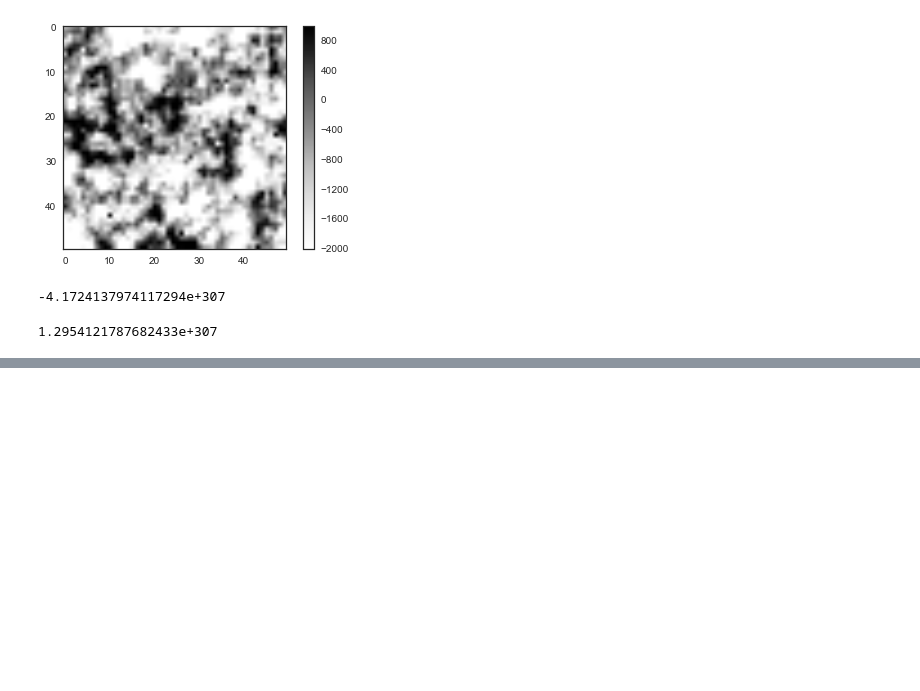
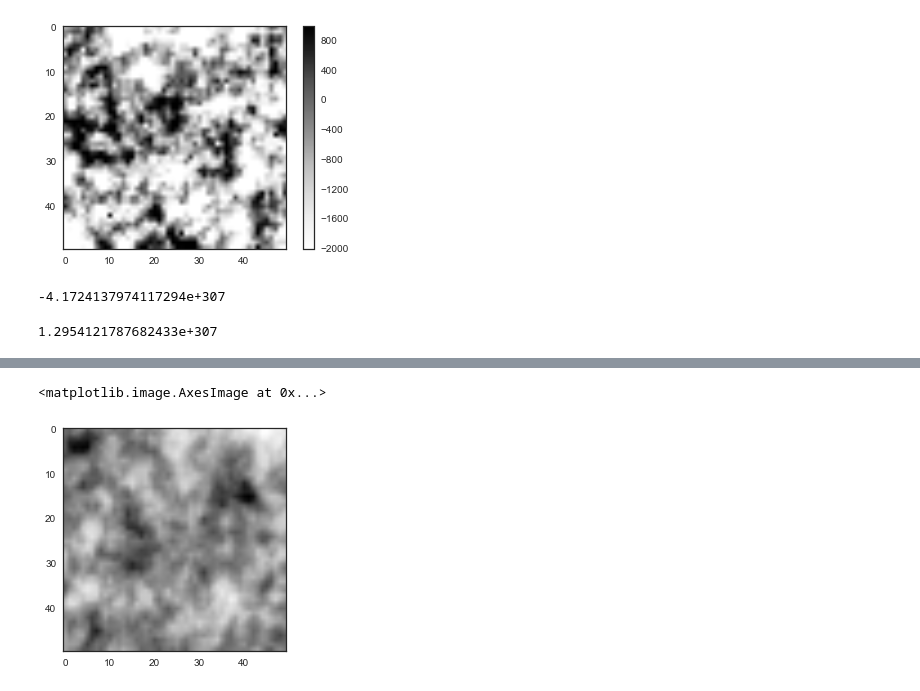
Before and after one commit to baccuslab/deep-retina, a Jupyter notebook: notebooks/Filter visualizations.ipynb, the cells around one changed output, grey strips where cells are left out. Saved outputs shown, nothing was run; the diff lists cells and outputs as text; code cells hidden in the pictures; blank space fills up the shorter version.

```diff
--- a/notebooks/Filter visualizations.ipynb
+++ b/notebooks/Filter visualizations.ipynb
@@ -1029,0 +1044,7 @@ np.max(L4_sta)
+# %%
+space, time = ft.decompose(L4_sta)
+# %%
+plt.imshow(space)
+# %% [output]
+<matplotlib.image.AxesImage at 0x...>
+[figure, added]
```
Also changed, not shown: parts of 4 cells of this notebook, 1 other file.
